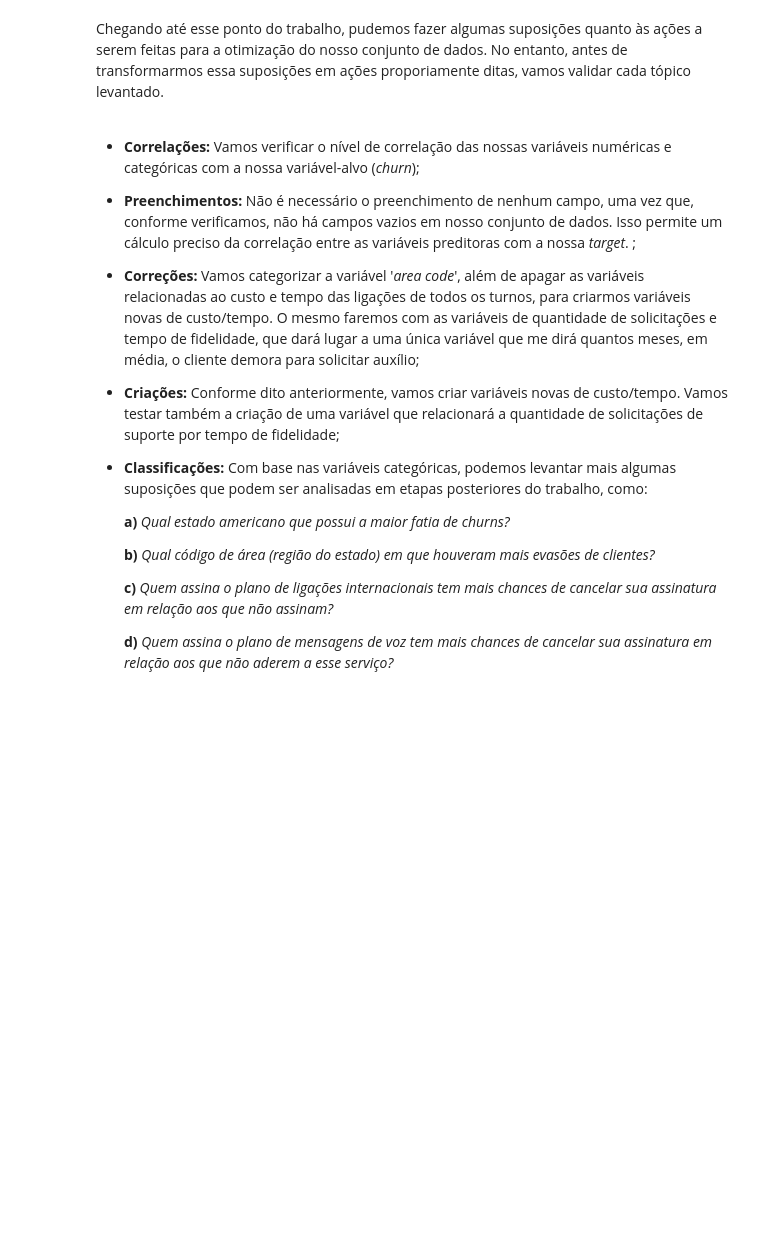
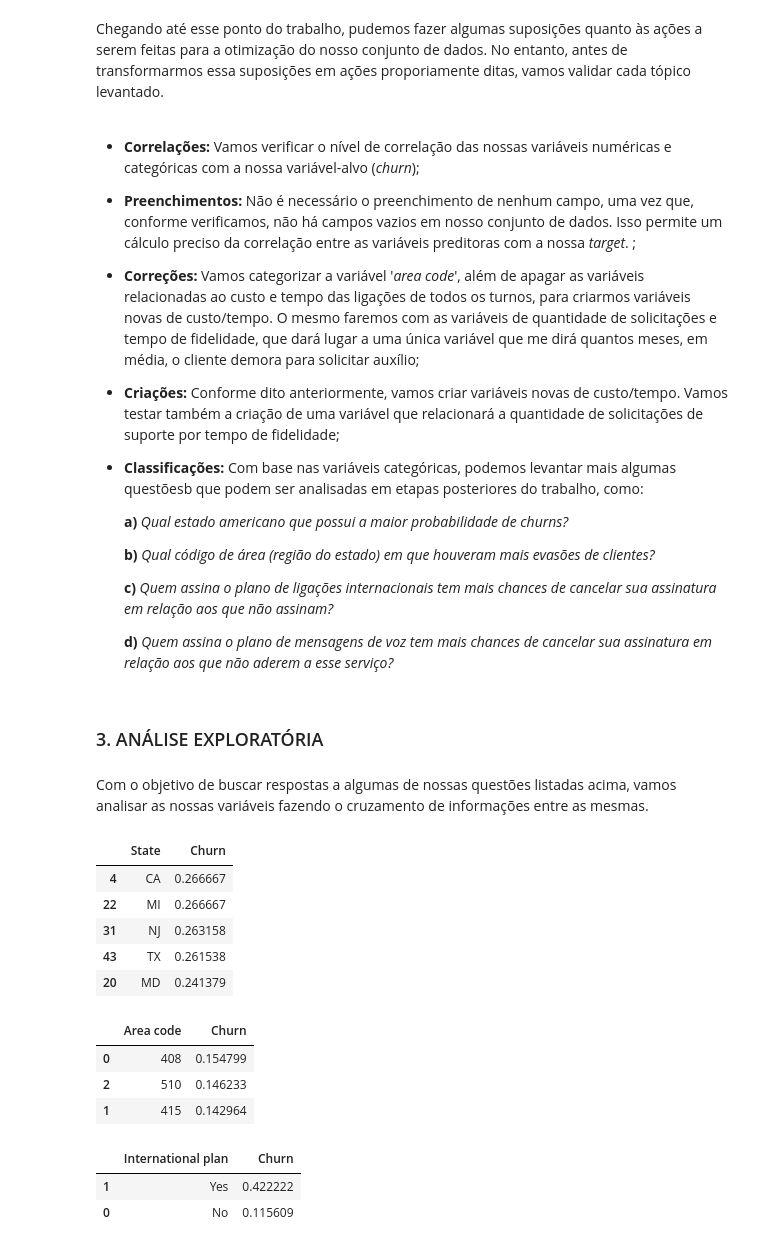
Before and after one commit to lucas-sls/Telecom_Churn, a Jupyter notebook: Telecom_churn.ipynb, the cells around one changed output. Drawn from its saved outputs; the diff is of its cells as text; code cells hidden in the pictures; blank space fills up the shorter version.

Commit message:
Add início da análise exploratória

```diff
--- a/Telecom_churn.ipynb
+++ b/Telecom_churn.ipynb
@@ -205,12 +205,46 @@ Chegando até esse ponto do trabalho, pudemos fazer algumas suposições quanto
 
 * **Criações:** Conforme dito anteriormente, vamos criar variáveis novas de custo/tempo. Vamos testar também a criação de uma variável que relacionará a quantidade de solicitações de suporte por tempo de fidelidade;
 
-* **Classificações:** Com base nas variáveis categóricas, podemos levantar mais algumas suposições que podem ser analisadas em etapas posteriores do trabalho, como:
+* **Classificações:** Com base nas variáveis categóricas, podemos levantar mais algumas questõesb que podem ser analisadas em etapas posteriores do trabalho, como:
 
-    **a)** *Qual estado americano que possui a maior fatia de churns?*
+    **a)** *Qual estado americano que possui a maior probabilidade de churns?*
 
     **b)** *Qual código de área (região do estado) em que houveram mais evasões de clientes?*
 
     **c)** *Quem assina o plano de ligações internacionais tem mais chances de cancelar sua assinatura em relação aos que não assinam?*
 
     **d)** *Quem assina o plano de mensagens de voz tem mais chances de cancelar sua assinatura em relação aos que não aderem a esse serviço?*
+# %% [markdown]
+### 3. ANÁLISE EXPLORATÓRIA
+# %% [markdown]
+Com o objetivo de buscar respostas a algumas de nossas questões listadas acima, vamos analisar as nossas variáveis fazendo o cruzamento de informações entre as mesmas.
+# %%
+df_treino[['State','Churn']].groupby(['State'], as_index=False).mean().sort_values(by='Churn', ascending=False).head()
+ # questão[A] = Califórnia e Miami são os estados com maior probabilidade de Churn (cerca de 26,66%);
+# %% [output]
+|  | State | Churn |
+| 4 | CA | 0.266667 |
+| 22 | MI | 0.266667 |
+| 31 | NJ | 0.263158 |
+| 43 | TX | 0.261538 |
+| 20 | MD | 0.241379 |
+# %%
+df_treino['Area code'] = df_treino['Area code'].astype(object)
+df_treino[['Area code','Churn']].groupby(['Area code'],
+                                                  as_index=False).mean().sort_values(by='Churn', ascending=False)
+
+# VER ÁREAS 408, 415 E 510!
+# %% [output]
+|  | Area code | Churn |
+| 0 | 408 | 0.154799 |
+| 2 | 510 | 0.146233 |
+| 1 | 415 | 0.142964 |
+# %%
+df_treino[['International plan','Churn']].groupby(['International plan'],
+                                                  as_index=False).mean().sort_values(by='Churn', ascending=False)
+# Questão [C] = Sim. Quem tem plano internacional possui uma probabilidade de 42,2% de tornar-se Churn.
+# Os que não utilizam o plano de ligações para o exterior possuem uma chance de apenas 11,56% de evadirem.
+# %% [output]
+|  | International plan | Churn |
+| 1 | Yes | 0.422222 |
+| 0 | No | 0.115609 |
```
Also changed, not shown: parts of 1 cell of this notebook.
